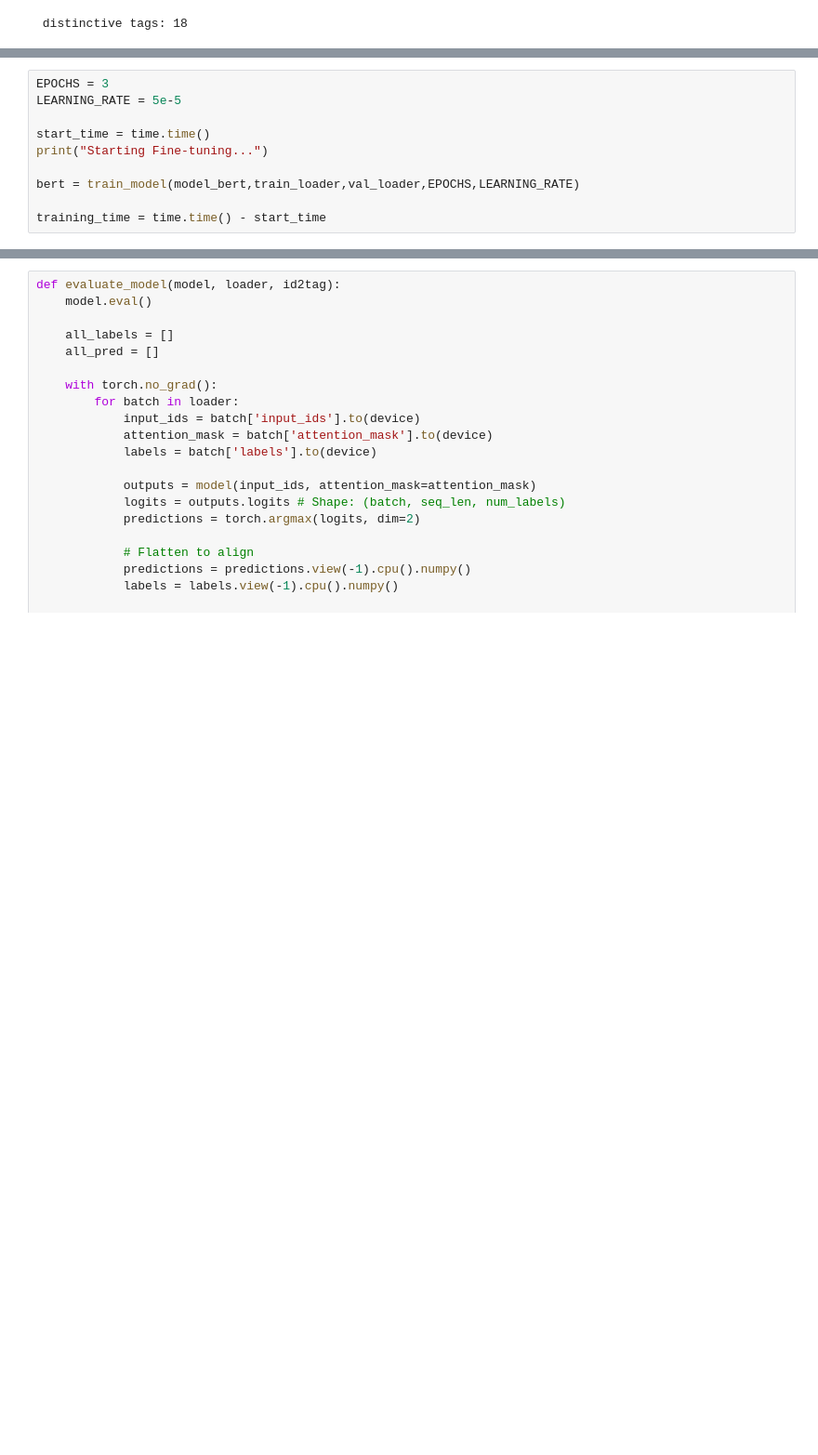
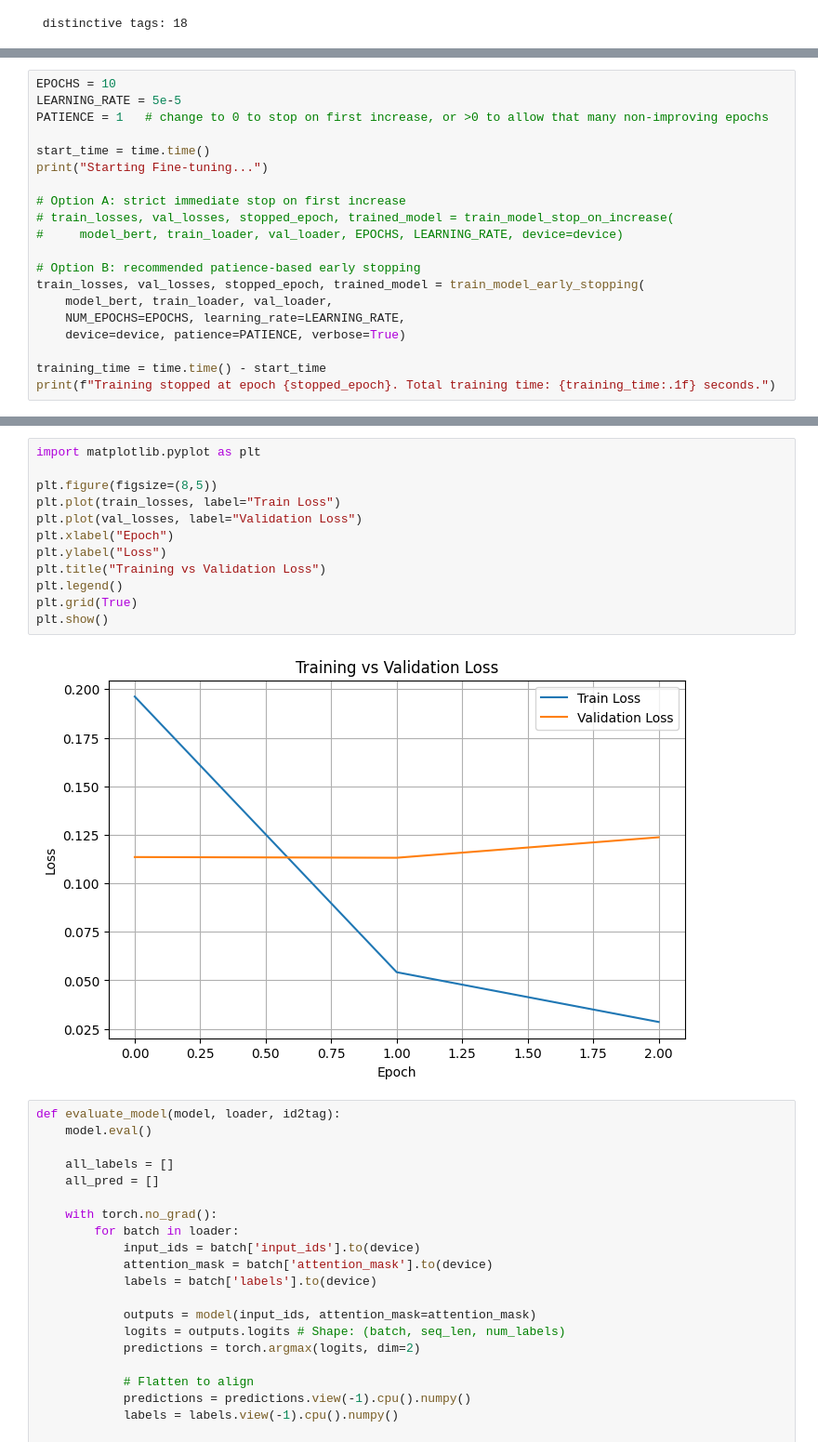
Before and after one commit to RICADINHO/ProjetoAAA, a Jupyter notebook: Part1/teste2.ipynb, the cells around one changed output, grey strips where cells are left out. Shown at 93% size. Saved outputs shown, nothing was run; the diff lists cells and outputs as text; blank space fills up the shorter version.

```diff
--- a/Part1/teste2.ipynb
+++ b/Part1/teste2.ipynb
@@ -244,12 +282,22 @@ You should probably TRAIN this model on a down-stream task to be able to use it
 # %%
-EPOCHS = 3
+EPOCHS = 10
 LEARNING_RATE = 5e-5
+PATIENCE = 1   # change to 0 to stop on first increase, or >0 to allow that many non-improving epochs
 
 start_time = time.time()
 print("Starting Fine-tuning...")
 
-bert = train_model(model_bert,train_loader,val_loader,EPOCHS,LEARNING_RATE)
+# Option A: strict immediate stop on first increase
+# train_losses, val_losses, stopped_epoch, trained_model = train_model_stop_on_increase(
+#     model_bert, train_loader, val_loader, EPOCHS, LEARNING_RATE, device=device)
+
+# Option B: recommended patience-based early stopping
+train_losses, val_losses, stopped_epoch, trained_model = train_model_early_stopping(
+    model_bert, train_loader, val_loader,
+    NUM_EPOCHS=EPOCHS, learning_rate=LEARNING_RATE,
+    device=device, patience=PATIENCE, verbose=True)
 
 training_time = time.time() - start_time
+print(f"Training stopped at epoch {stopped_epoch}. Total training time: {training_time:.1f} seconds.")
 # %% [output]
 Starting Fine-tuning...
@@ -259,3 +312,17 @@ Epoch [3/3], Train Loss: 0.0292, Val Loss: 0.1300
+# %%
+import matplotlib.pyplot as plt
+
+plt.figure(figsize=(8,5))
+plt.plot(train_losses, label="Train Loss")
+plt.plot(val_losses, label="Validation Loss")
+plt.xlabel("Epoch")
+plt.ylabel("Loss")
+plt.title("Training vs Validation Loss")
+plt.legend()
+plt.grid(True)
+plt.show()
+# %% [output]
+[figure, added]
 # %%
 def evaluate_model(model, loader, id2tag):
     model.eval()
```
Also changed, not shown: parts of 5 cells of this notebook, 2 other files.
